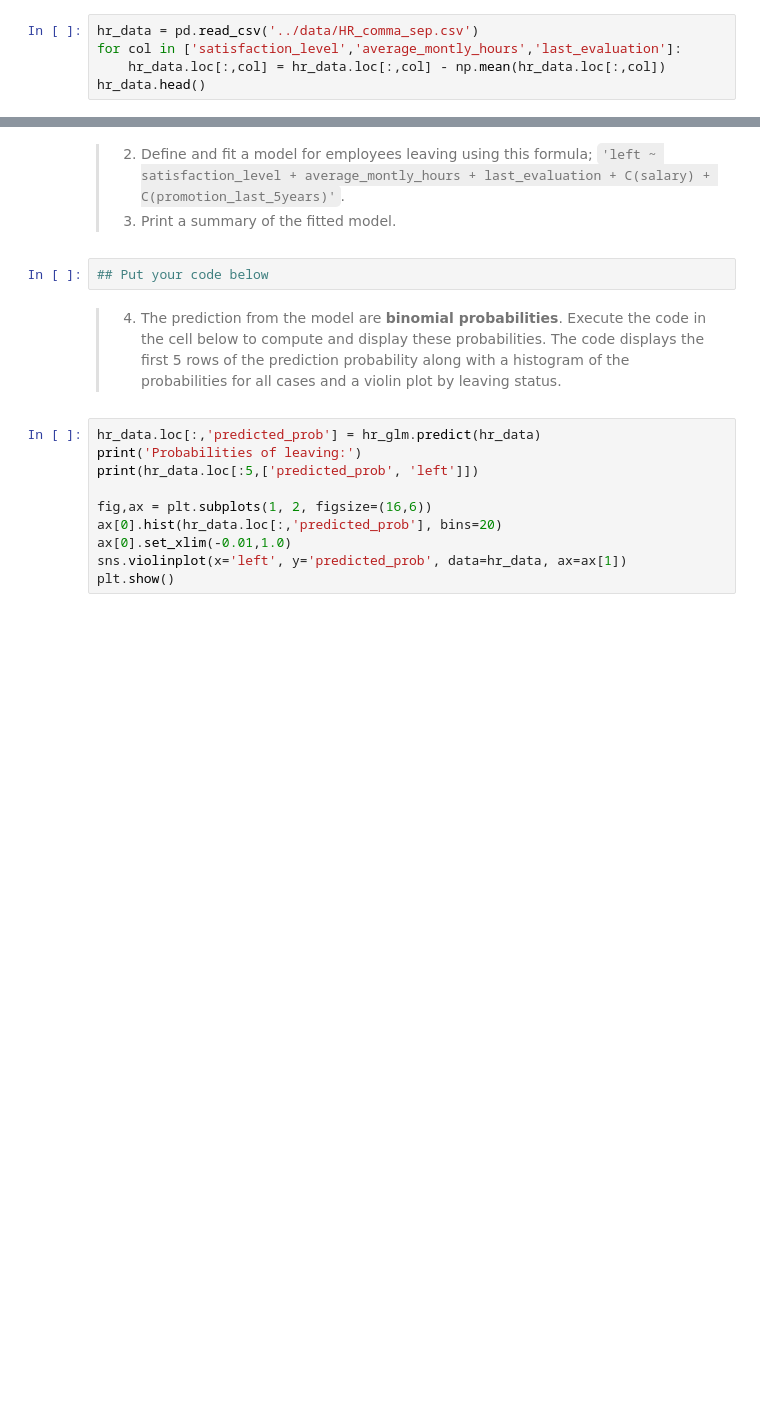
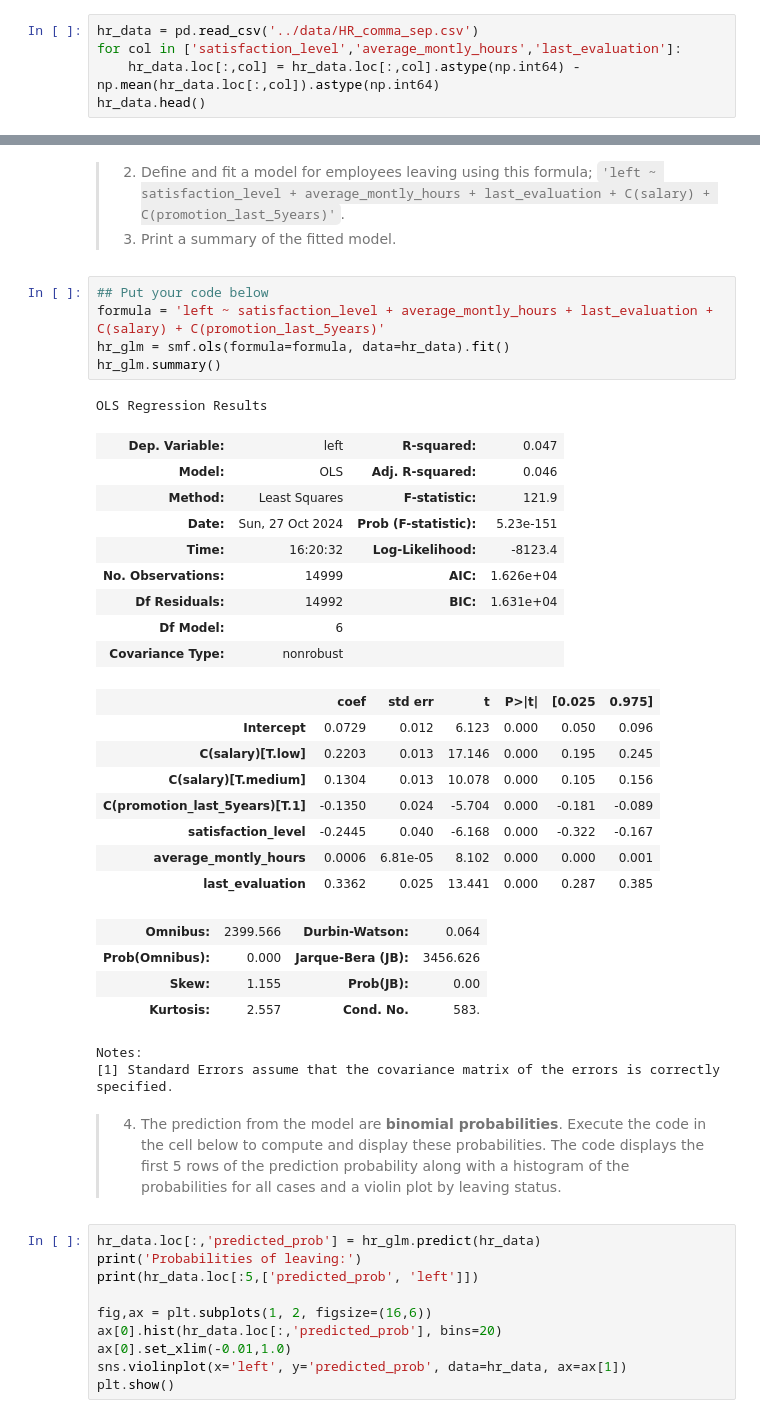
Before and after one commit to whendo/CSCI-E-83, a Jupyter notebook: Notebooks/22_Chapter22_GeneralizedLinearModels.ipynb, the cells around one changed output, grey strips where cells are left out. Saved outputs shown, nothing was run; the diff lists cells and outputs as text; blank space fills up the shorter version.

```diff
--- a/Notebooks/22_Chapter22_GeneralizedLinearModels.ipynb
+++ b/Notebooks/22_Chapter22_GeneralizedLinearModels.ipynb
@@ -757,5 +759,5 @@ It's time to apply the foregoing theory to a practical problem. The goal for the
 # %%
 hr_data = pd.read_csv('../data/HR_comma_sep.csv')
 for col in ['satisfaction_level','average_montly_hours','last_evaluation']:
-    hr_data.loc[:,col] = hr_data.loc[:,col] - np.mean(hr_data.loc[:,col])
+    hr_data.loc[:,col] = hr_data.loc[:,col].astype(np.int64) - np.mean(hr_data.loc[:,col]).astype(np.int64)
 hr_data.head()
@@ -762,8 +771,36 @@ hr_data.head()
 # %% [markdown]
 > 2. Define and fit a model for employees leaving using this formula; `'left ~ satisfaction_level + average_montly_hours + last_evaluation + C(salary) + C(promotion_last_5years)'`.
 > 3. Print a summary of the fitted model.
-# %%
-## Put your code below
+# %%
+## Put your code below
+formula = 'left ~ satisfaction_level + average_montly_hours + last_evaluation + C(salary) + C(promotion_last_5years)'
+hr_glm = smf.ols(formula=formula, data=hr_data).fit()
+hr_glm.summary()
+# %% [output]
+OLS Regression Results
+| Dep. Variable: | left | R-squared: | 0.047 |
+| Model: | OLS | Adj. R-squared: | 0.046 |
+| Method: | Least Squares | F-statistic: | 121.9 |
+| Date: | Sun, 27 Oct 2024 | Prob (F-statistic): | 5.23e-151 |
+| Time: | 16:20:32 | Log-Likelihood: | -8123.4 |
+| No. Observations: | 14999 | AIC: | 1.626e+04 |
+| Df Residuals: | 14992 | BIC: | 1.631e+04 |
+| Df Model: | 6 |  |  |
+| Covariance Type: | nonrobust |  |  |
+|  | coef | std err | t | P>|t| | [0.025 | 0.975] |
+| Intercept | 0.0729 | 0.012 | 6.123 | 0.000 | 0.050 | 0.096 |
+| C(salary)[T.low] | 0.2203 | 0.013 | 17.146 | 0.000 | 0.195 | 0.245 |
+| C(salary)[T.medium] | 0.1304 | 0.013 | 10.078 | 0.000 | 0.105 | 0.156 |
+| C(promotion_last_5years)[T.1] | -0.1350 | 0.024 | -5.704 | 0.000 | -0.181 | -0.089 |
+| satisfaction_level | -0.2445 | 0.040 | -6.168 | 0.000 | -0.322 | -0.167 |
+| average_montly_hours | 0.0006 | 6.81e-05 | 8.102 | 0.000 | 0.000 | 0.001 |
+| last_evaluation | 0.3362 | 0.025 | 13.441 | 0.000 | 0.287 | 0.385 |
+| Omnibus: | 2399.566 | Durbin-Watson: | 0.064 |
+| Prob(Omnibus): | 0.000 | Jarque-Bera (JB): | 3456.626 |
+| Skew: | 1.155 | Prob(JB): | 0.00 |
+| Kurtosis: | 2.557 | Cond. No. | 583. |
+Notes:
+[1] Standard Errors assume that the covariance matrix of the errors is correctly specified.
 # %% [markdown]
 > 4. The prediction from the model are **binomial probabilities**. Execute the code in the cell below to compute and display these probabilities. The code displays the first 5 rows of the prediction probability along with a histogram of the probabilities for all cases and a violin plot by leaving status.
 # %%
```
Also changed, not shown: parts of 20 cells of this notebook.
